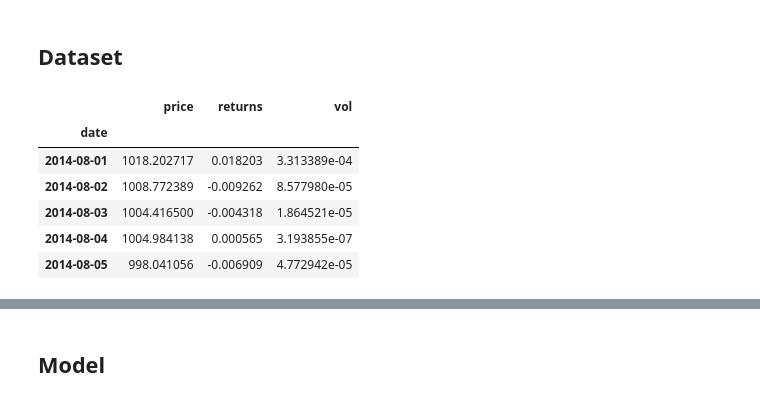
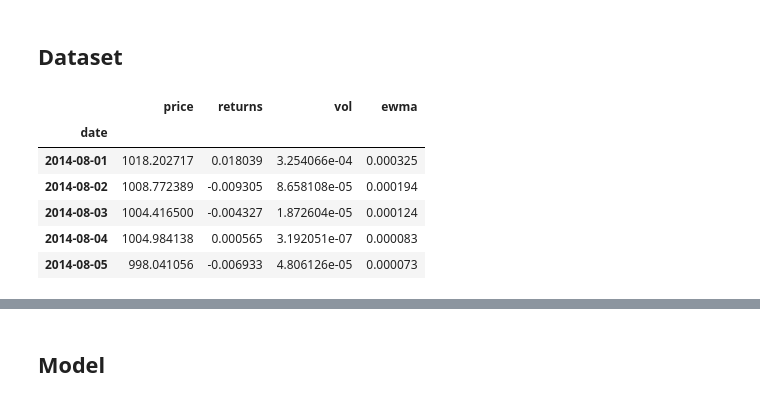
Before and after one commit to cjzj884/Forecasting_CRIX_LSTM, a Jupyter notebook: CrixLSTM.ipynb, the cells around one changed output, grey strips where cells are left out. Saved outputs shown, nothing was run; the diff lists cells and outputs as text; code cells hidden in the pictures.

```diff
--- a/CrixLSTM.ipynb
+++ b/CrixLSTM.ipynb
@@ -26,26 +27,27 @@ epochs = 1
 # %% [markdown]
 ## Dataset
 # %%
-#Load Data
-with open("crix.json", "r") as read_file:
-    data = json.load(read_file)
+with urllib.request.urlopen("http://thecrix.de/data/crix.json") as url:
+    data = json.loads(url.read().decode())
 
 #Convert the data in a pandas dataframe
 crix_data = pd.DataFrame(data = data)
 crix_data = crix_data.set_index('date')
-crix_data['returns'] = crix_data.price / crix_data.price.shift(1) - 1
+crix_data['returns'] = np.log(crix_data.price / crix_data.price.shift(1))
 crix_data['vol'] = np.square(crix_data['returns'])
+#crix_data['emwa'] = pd.DataFrame.ewma(crix_data['vol'])
+crix_data['ewma'] = crix_data['vol'].ewm(span = look_back).mean()
 
 #Remove the first row containing 'Nan' Values
-crix_data.drop(crix_data.index[0], inplace=True)
+crix_data.drop(crix_data.index[0], inplace = True)
 
 #Display the first 5 rows of the dataset
 crix_data.head()
 # %% [output]
-|  | price | returns | vol |
-| date |  |  |  |
-| 2014-08-01 | 1018.202717 | 0.018203 | 3.313389e-04 |
-| 2014-08-02 | 1008.772389 | -0.009262 | 8.577980e-05 |
-| 2014-08-03 | 1004.416500 | -0.004318 | 1.864521e-05 |
-| 2014-08-04 | 1004.984138 | 0.000565 | 3.193855e-07 |
-| 2014-08-05 | 998.041056 | -0.006909 | 4.772942e-05 |
+|  | price | returns | vol | ewma |
+| date |  |  |  |  |
+| 2014-08-01 | 1018.202717 | 0.018039 | 3.254066e-04 | 0.000325 |
+| 2014-08-02 | 1008.772389 | -0.009305 | 8.658108e-05 | 0.000194 |
+| 2014-08-03 | 1004.416500 | -0.004327 | 1.872604e-05 | 0.000124 |
+| 2014-08-04 | 1004.984138 | 0.000565 | 3.192051e-07 | 0.000083 |
+| 2014-08-05 | 998.041056 | -0.006933 | 4.806126e-05 | 0.000073 |
```
Also changed, not shown: parts of 8 cells of this notebook.
